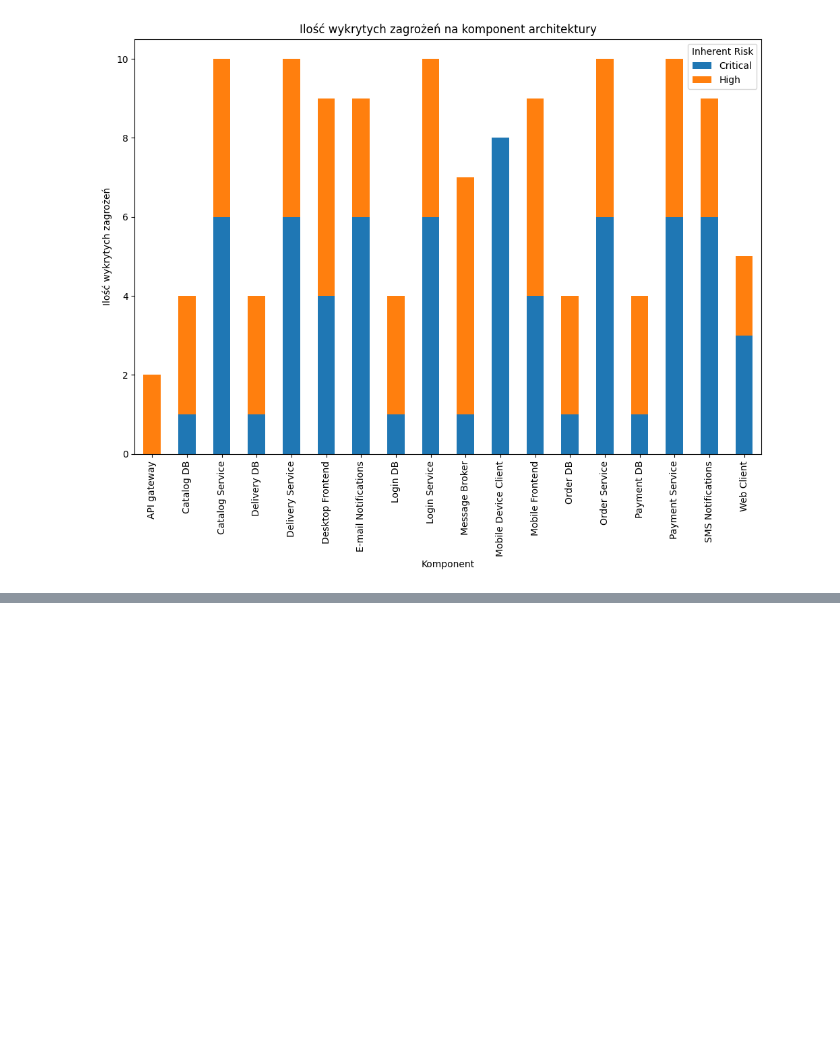
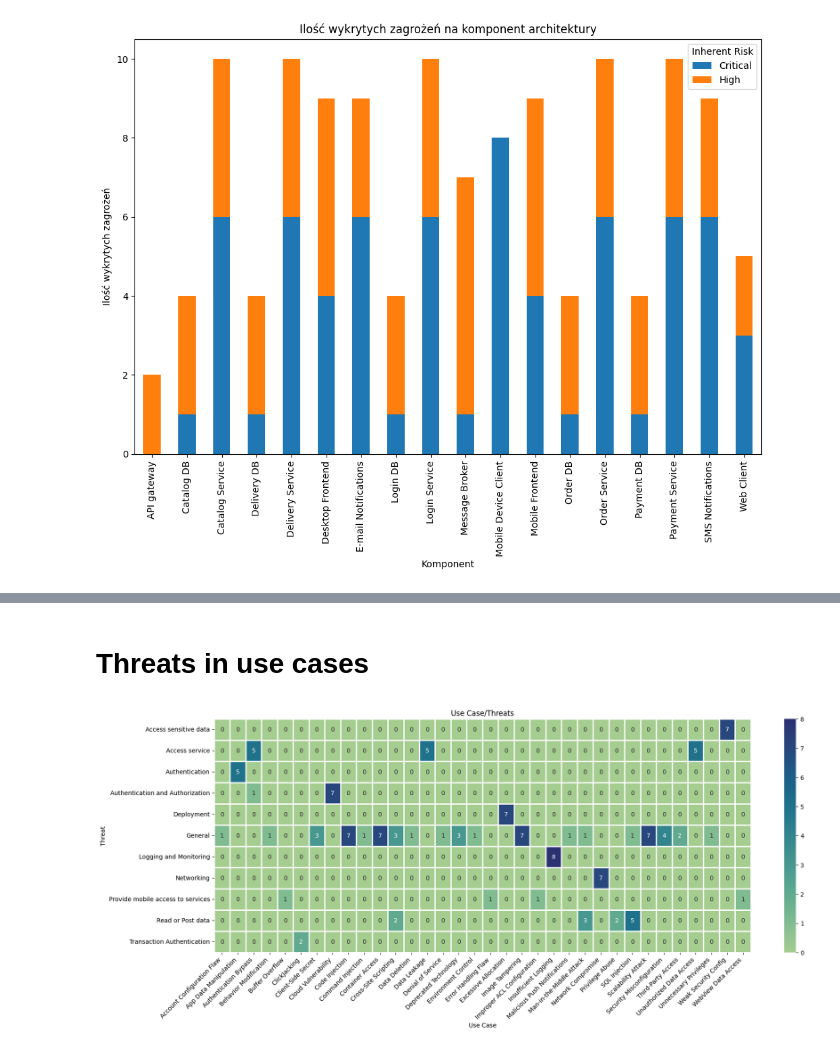
Before and after one commit to tomek-skrond/microservice-threat-modeling, a Jupyter notebook: IriusRisk/microservice/irius-threat-analysis.ipynb, the cells around one changed output, grey strips where cells are left out. Saved outputs shown, nothing was run; the diff lists cells and outputs as text; code cells hidden in the pictures; blank space fills up the shorter version.

```diff
--- a/IriusRisk/microservice/irius-threat-analysis.ipynb
+++ b/IriusRisk/microservice/irius-threat-analysis.ipynb
@@ -235,0 +197,13 @@ plt.show()
+# %% [markdown]
+# Threats in use cases
+# %%
+usecase_threat_heatmap = df.groupby(['Use Case','Threat abbv']).size().unstack(fill_value=0)
+plt.figure(figsize=(20,7))
+sns.heatmap(usecase_threat_heatmap, annot=True,linewidth=1,cmap="crest")
+plt.title('Use Case/Threats')
+plt.xlabel('Use Case')
+plt.ylabel('Threat')
+plt.xticks(rotation=45,ha="right")
+plt.show()
+# %% [output]
+[figure, added]
```
Also changed, not shown: parts of 18 cells of this notebook, 15 other files.
